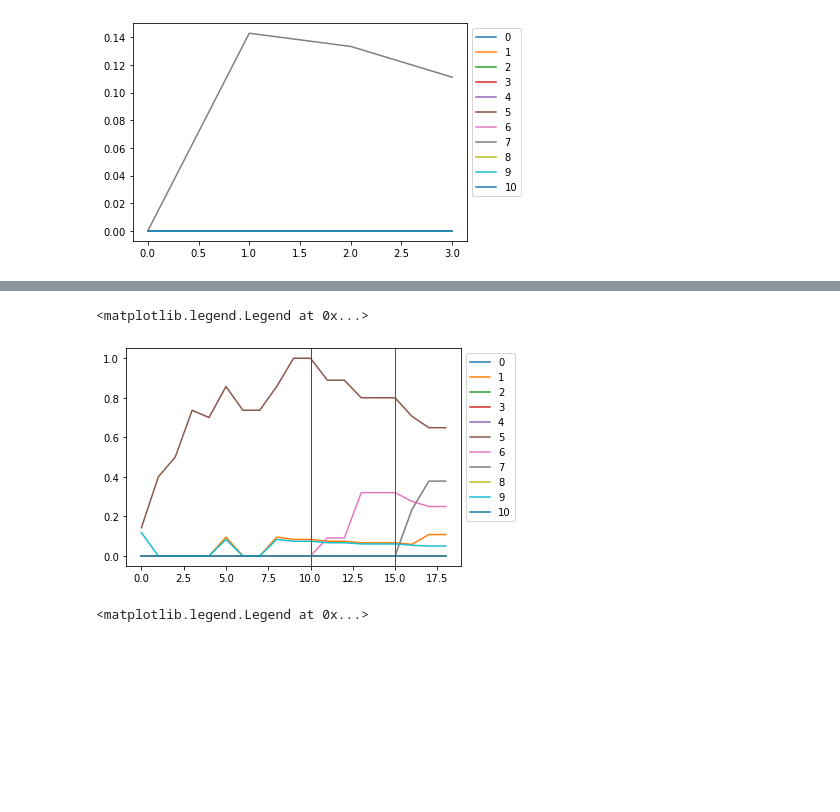
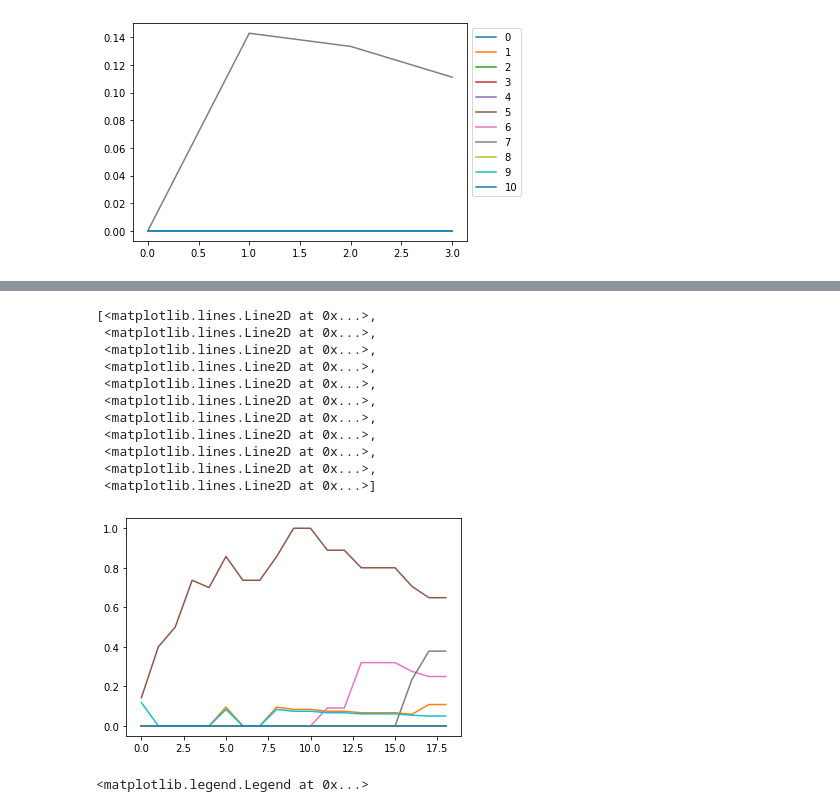
Before and after one commit to DAHYUN-HAN/Speech_to_Text, a Jupyter notebook: text_similarity.ipynb, the cells around one changed output, grey strips where cells are left out. Drawn from its saved outputs; the diff is of its cells as text; code cells hidden in the pictures; blank space fills up the shorter version.

```diff
--- a/text_similarity.ipynb
+++ b/text_similarity.ipynb
@@ -1246,3 +1246,12 @@ def similarity4(script, present_sentence):
         ratio.append(r)
 
     return ratio
+# %%
+script = ['','','','',
+    '동해물과 백두산이 마르고 닳도록',
+'하느님이 보우하사 우리나라 만세',
+'무궁화 삼천리 화려 강산',
+'대한 사람 대한으로 길이 보전하세',
+'남산 위에 저 소나무 철갑을 두른 듯',
+'바람 서리 불변함은 우리 기상일세',
+'가을 하늘 공활한데 높고 구름 없이']
@@ -1396,12 +1590,22 @@ for i in outside:
 # %%
 plt.clf()
 plt.plot(a)
-plt.axvline(x=10, color='r', linewidth=1)
-plt.axvline(x=15, color='r', linewidth=1)
-plt.legend(['0', '1', '2', '3', '4', '5', '6', '7', '8', '9', '10'], bbox_to_anchor=(1, 1))
+# plt.axvline(x=10, color='r', linewidth=1)
+# plt.axvline(x=15, color='r', linewidth=1)
+# plt.legend(['0', '1', '2', '3', '4', '5', '6', '7', '8', '9', '10'], bbox_to_anchor=(1, 1))
 # %% [output]
-<matplotlib.legend.Legend at 0x...>
+[<matplotlib.lines.Line2D at 0x...>,
+ <matplotlib.lines.Line2D at 0x...>,
+ <matplotlib.lines.Line2D at 0x...>,
+ <matplotlib.lines.Line2D at 0x...>,
+ <matplotlib.lines.Line2D at 0x...>,
+ <matplotlib.lines.Line2D at 0x...>,
+ <matplotlib.lines.Line2D at 0x...>,
+ <matplotlib.lines.Line2D at 0x...>,
+ <matplotlib.lines.Line2D at 0x...>,
+ <matplotlib.lines.Line2D at 0x...>,
+ <matplotlib.lines.Line2D at 0x...>]
-[figure, old version]
+[figure, new version]
 # %%
 outsie = []
 outside.append(a[0])
```
Also changed, not shown: parts of 21 cells of this notebook, 1 other file.
